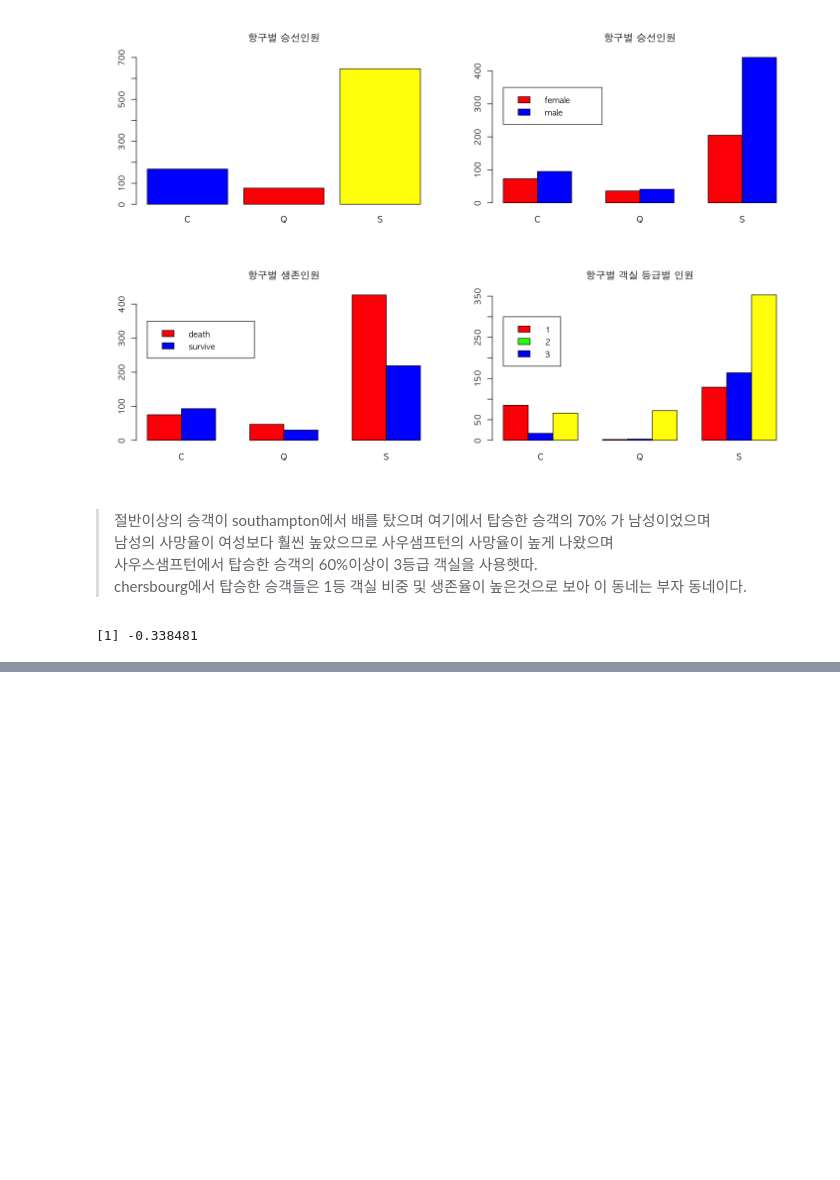
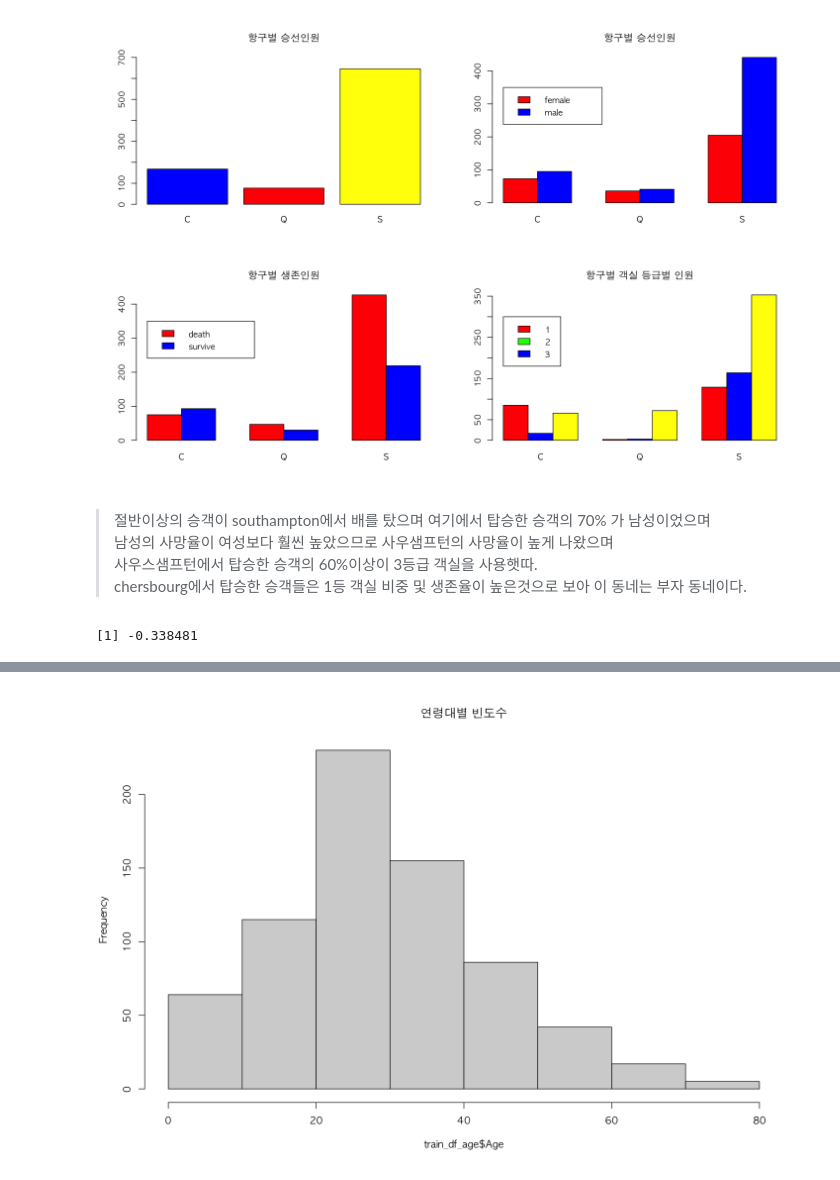
Before and after one commit to ForrestDPark/Rdevelope, a Jupyter notebook: work/29.타이타닉.ipynb, the cells around one changed output, grey strips where cells are left out. Saved outputs shown, nothing was run; the diff lists cells and outputs as text; code cells hidden in the pictures; blank space fills up the shorter version.

```diff
--- a/work/29.타이타닉.ipynb
+++ b/work/29.타이타닉.ipynb
@@ -684,0 +776,9 @@ A data.frame: 290 x 12
+# %%
+ageNa<- filter(train_df, is.na(train_df$Age))
+#ageNa
+
+train_df_age<- filter(train_df, !is.na(train_df$Age))
+
+# 연령대
+sort(unique(train_df_age$Age), decreasing = T) # Max 80, min : 0.42
+stem(train_df_age$Age, scale =1) # 연령대 분포
@@ -684,0 +813,7 @@ A data.frame: 290 x 12
+# %%
+# Na 가 아닌 사람들의 연령대별 빈도수
+par(family = 'applegothic', bg ='white')
+#freq(train_df_age$Age, main = "연령대별 빈도수")
+hist(train_df_age$Age, main = "연령대별 빈도수", nclass =80/10)
+# %% [output]
+[figure, added]
```
Also changed, not shown: parts of 22 cells of this notebook, 2 other files.
